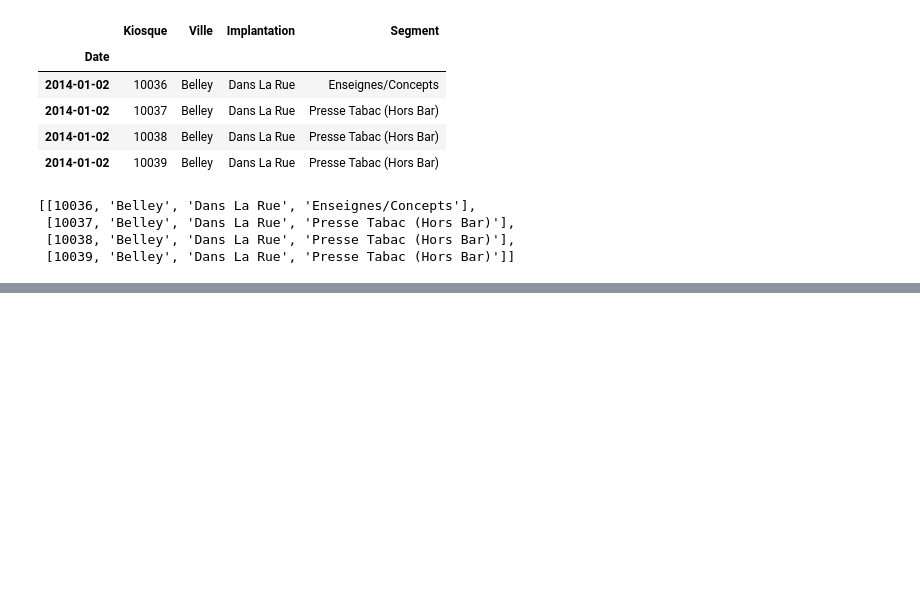
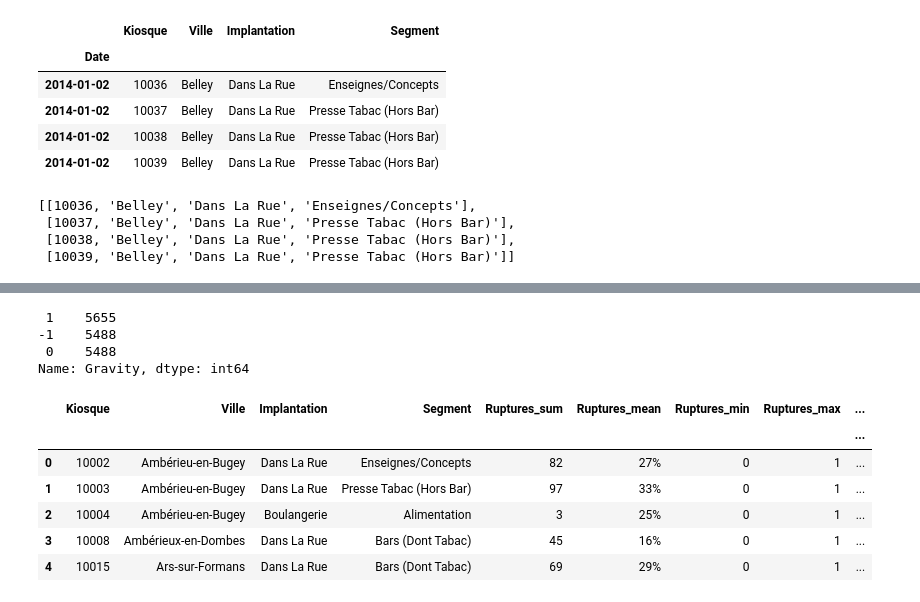
Before and after one commit to ClementTr/PaperPredict, a Jupyter notebook: data_processing/Django_Calculs.ipynb, the cells around one changed output, grey strips where cells are left out. Cells and saved outputs as stored; diff of their text form; code cells hidden in the pictures; blank space fills up the shorter version.

Commit message:
merge 2 adding france page chart and ville rupture indicator

```diff
--- a/data_processing/Django_Calculs.ipynb
+++ b/data_processing/Django_Calculs.ipynb
@@ -229,8 +229,6 @@ Petroliers et autoroute        151
 Autres                         145
 Suppletifs                       1
 Name: Segment, dtype: int64
-# %%
-df.loc[df.Name == "BERNARDO SILVA", 'Lastname'] = "Bernardo"
 # %%
 df_2016.loc[df_2016.Segment == "Presse tabac (hors bar)", "Segment"] = "Presse"
 df_2016.loc[df_2016.Segment == "Bars (dont tabac)", "Segment"] = "Bars"
@@ -352,0 +364,6 @@ my_test
+# %%
+df_2016 = df[df["Year"] == 2016].copy()
+df_2016["Ruptures"] = np.where(df_2016.Delivered == df_2016.Sales, 1, 0)
+df_dept_rupt = df_2016[["Ruptures", "Kiosque", "Ville", "Implantation", "Segment"]].groupby(["Kiosque", "Ville", "Implantation", "Segment"])\
+                    .agg({'Ruptures': ['sum', 'min', 'max', 'mean'] }).copy()
+df_dept_rupt.head()
@@ -352,0 +379,9 @@ my_test
+# %%
+df_dept_rupt_2016 = df_dept_rupt.copy()
+df_dept_rupt_2016["Ruptures_sum"] = df_dept_rupt_2016["Ruptures"]["sum"]
+df_dept_rupt_2016["Ruptures_mean"] = df_dept_rupt_2016["Ruptures"]["mean"]
+df_dept_rupt_2016["Ruptures_min"] = df_dept_rupt_2016["Ruptures"]["min"]
+df_dept_rupt_2016["Ruptures_max"] = df_dept_rupt_2016["Ruptures"]["max"]
+del df_dept_rupt_2016["Ruptures"]
+df_dept_rupt_2016.reset_index(inplace=True)
+df_dept_rupt_2016.head()
@@ -352,0 +396,21 @@ my_test
+# %%
+df_dept_rupt_2016["Gravity"] = np.where(df_dept_rupt_2016["Ruptures_mean"] > df_dept_rupt_2016["Ruptures_mean"].quantile(0.66), 1,
+                                       np.where(df_dept_rupt_2016["Ruptures_mean"] > df_dept_rupt_2016["Ruptures_mean"].quantile(0.33), 0, -1))
+print(df_dept_rupt_2016["Gravity"].value_counts())
+df_dept_rupt_2016["Implantation"] = df_dept_rupt_2016["Implantation"].apply(lambda x: x.title())
+df_dept_rupt_2016["Segment"] = df_dept_rupt_2016["Segment"].apply(lambda x: x.title())
+df_dept_rupt_2016["Ruptures_mean"] = df_dept_rupt_2016["Ruptures_mean"].apply(lambda x: str(round(x*100))+"%")
+
+df_dept_rupt_2016.head()
+# %% [output]
+ 1    5655
+-1    5488
+ 0    5488
+Name: Gravity, dtype: int64
+|  | Kiosque | Ville | Implantation | Segment | Ruptures_sum | Ruptures_mean | Ruptures_min | Ruptures_max | ... |
+|  |  |  |  |  |  |  |  |  | ... |
+| 0 | 10002 | Ambérieu-en-Bugey | Dans La Rue | Enseignes/Concepts | 82 | 27% | 0 | 1 | ... |
+| 1 | 10003 | Ambérieu-en-Bugey | Dans La Rue | Presse Tabac (Hors Bar) | 97 | 33% | 0 | 1 | ... |
+| 2 | 10004 | Ambérieu-en-Bugey | Boulangerie | Alimentation | 3 | 25% | 0 | 1 | ... |
+| 3 | 10008 | Ambérieux-en-Dombes | Dans La Rue | Bars (Dont Tabac) | 45 | 16% | 0 | 1 | ... |
+| 4 | 10015 | Ars-sur-Formans | Dans La Rue | Bars (Dont Tabac) | 69 | 29% | 0 | 1 | ... |
```
Also changed, not shown: parts of 9 cells of this notebook, 6 other files.
